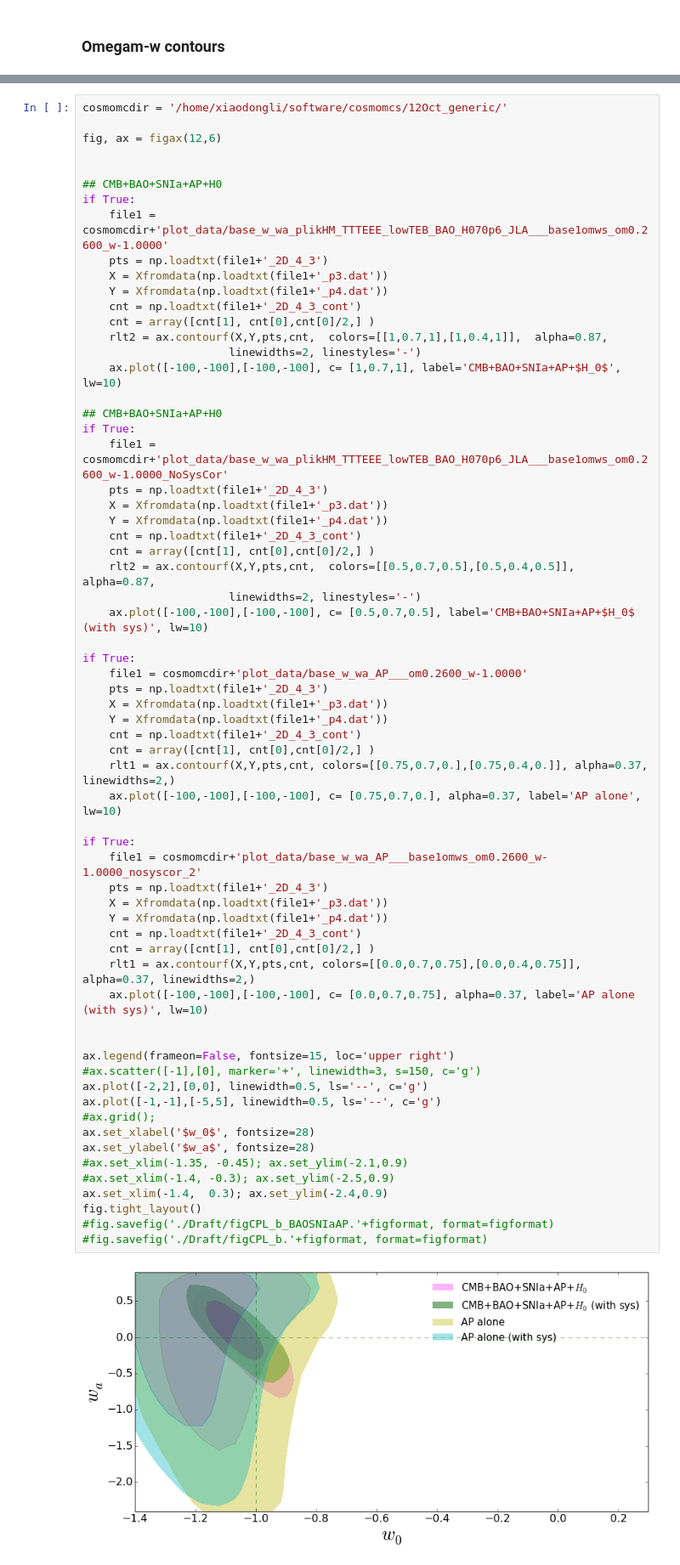
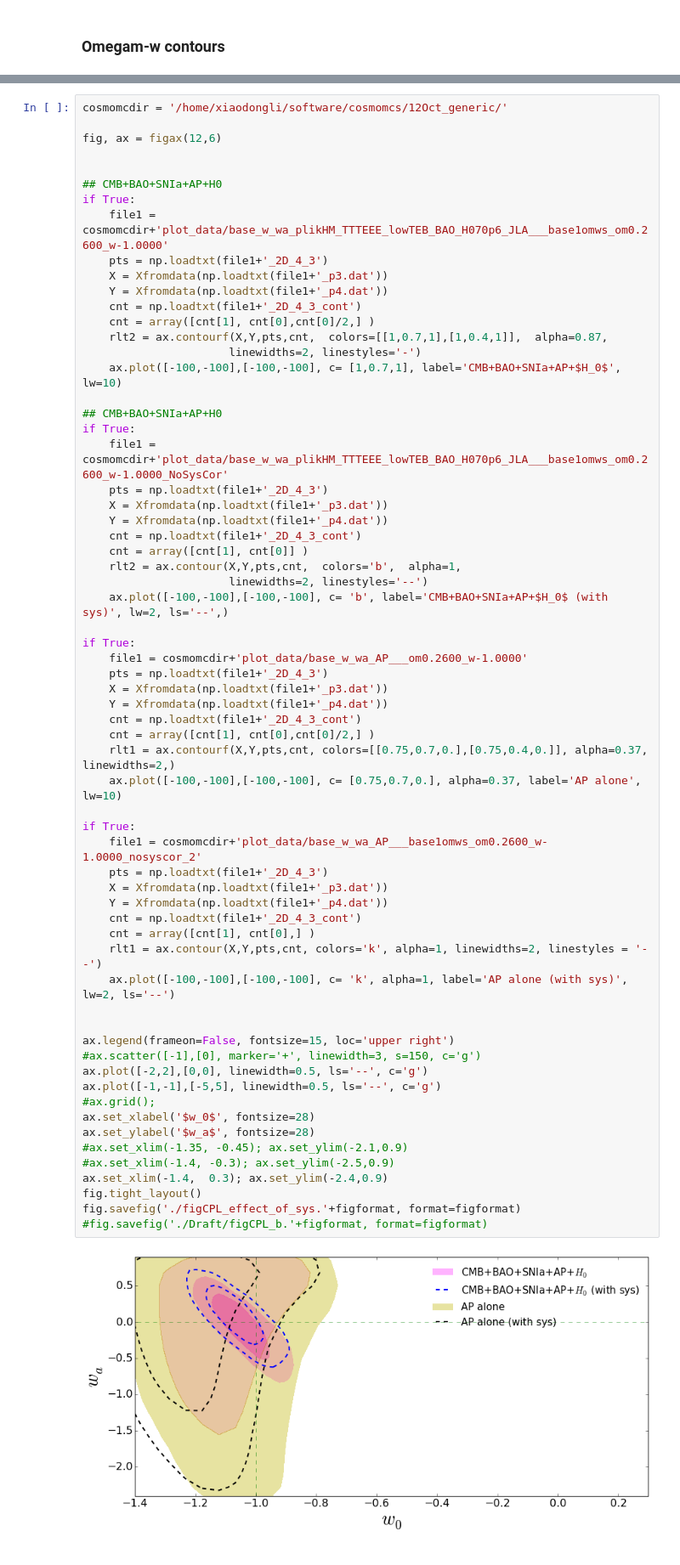
Before and after one commit to xiaodongli1986/2PCF_AP, a Jupyter notebook: 6.Plot_Contour_VIP_Tests.ipynb, the cells around one changed output, grey strips where cells are left out. Shown at 85% size. Cells and saved outputs as stored; diff of their text form.

```diff
--- a/6.Plot_Contour_VIP_Tests.ipynb
+++ b/6.Plot_Contour_VIP_Tests.ipynb
@@ -592,44 +608,44 @@ if True:
     X = Xfromdata(np.loadtxt(file1+'_p3.dat'))
     Y = Xfromdata(np.loadtxt(file1+'_p4.dat'))
     cnt = np.loadtxt(file1+'_2D_4_3_cont')
-    cnt = array([cnt[1], cnt[0],cnt[0]/2,] )
-    rlt2 = ax.contourf(X,Y,pts,cnt,  colors=[[0.5,0.7,0.5],[0.5,0.4,0.5]],  alpha=0.87,
-                      linewidths=2, linestyles='-')
-    ax.plot([-100,-100],[-100,-100], c= [0.5,0.7,0.5], label='CMB+BAO+SNIa+AP+$H_0$ (with sys)', lw=10)
+    cnt = array([cnt[1], cnt[0]] )
+    rlt2 = ax.contour(X,Y,pts,cnt,  colors='b',  alpha=1,
+                      linewidths=2, linestyles='--')
+    ax.plot([-100,-100],[-100,-100], c= 'b', label='CMB+BAO+SNIa+AP+$H_0$ (with sys)', lw=2, ls='--',)
 
 if True:
     file1 = cosmomcdir+'plot_data/base_w_wa_AP___om0.2600_w-1.0000'
     pts = np.loadtxt(file1+'_2D_4_3')
     X = Xfromdata(np.loadtxt(file1+'_p3.dat'))
     Y = Xfromdata(np.loadtxt(file1+'_p4.dat'))
     cnt = np.loadtxt(file1+'_2D_4_3_cont')
     cnt = array([cnt[1], cnt[0],cnt[0]/2,] )
     rlt1 = ax.contourf(X,Y,pts,cnt, colors=[[0.75,0.7,0.],[0.75,0.4,0.]], alpha=0.37, linewidths=2,)
     ax.plot([-100,-100],[-100,-100], c= [0.75,0.7,0.], alpha=0.37, label='AP alone', lw=10)
 
 if True:
     file1 = cosmomcdir+'plot_data/base_w_wa_AP___base1omws_om0.2600_w-1.0000_nosyscor_2'
     pts = np.loadtxt(file1+'_2D_4_3')
     X = Xfromdata(np.loadtxt(file1+'_p3.dat'))
     Y = Xfromdata(np.loadtxt(file1+'_p4.dat'))
     cnt = np.loadtxt(file1+'_2D_4_3_cont')
-    cnt = array([cnt[1], cnt[0],cnt[0]/2,] )
-    rlt1 = ax.contourf(X,Y,pts,cnt, colors=[[0.0,0.7,0.75],[0.0,0.4,0.75]], alpha=0.37, linewidths=2,)
-    ax.plot([-100,-100],[-100,-100], c= [0.0,0.7,0.75], alpha=0.37, label='AP alone (with sys)', lw=10)
+    cnt = array([cnt[1], cnt[0],] )
+    rlt1 = ax.contour(X,Y,pts,cnt, colors='k', alpha=1, linewidths=2, linestyles = '--')
+    ax.plot([-100,-100],[-100,-100], c= 'k', alpha=1, label='AP alone (with sys)', lw=2, ls='--')
 
 
 ax.legend(frameon=False, fontsize=15, loc='upper right')
 #ax.scatter([-1],[0], marker='+', linewidth=3, s=150, c='g')
 ax.plot([-2,2],[0,0], linewidth=0.5, ls='--', c='g')
 ax.plot([-1,-1],[-5,5], linewidth=0.5, ls='--', c='g')
 #ax.grid();
 ax.set_xlabel('$w_0$', fontsize=28)
 ax.set_ylabel('$w_a$', fontsize=28)
 #ax.set_xlim(-1.35, -0.45); ax.set_ylim(-2.1,0.9)
 #ax.set_xlim(-1.4, -0.3); ax.set_ylim(-2.5,0.9)
 ax.set_xlim(-1.4,  0.3); ax.set_ylim(-2.4,0.9)
 fig.tight_layout()
-#fig.savefig('./Draft/figCPL_b_BAOSNIaAP.'+figformat, format=figformat)
+fig.savefig('./figCPL_effect_of_sys.'+figformat, format=figformat)
 #fig.savefig('./Draft/figCPL_b.'+figformat, format=figformat)
 # %% [output]
-[figure, old version]
+[figure, new version]
```
Also changed, not shown: parts of 2 cells of this notebook, 14 other files.
